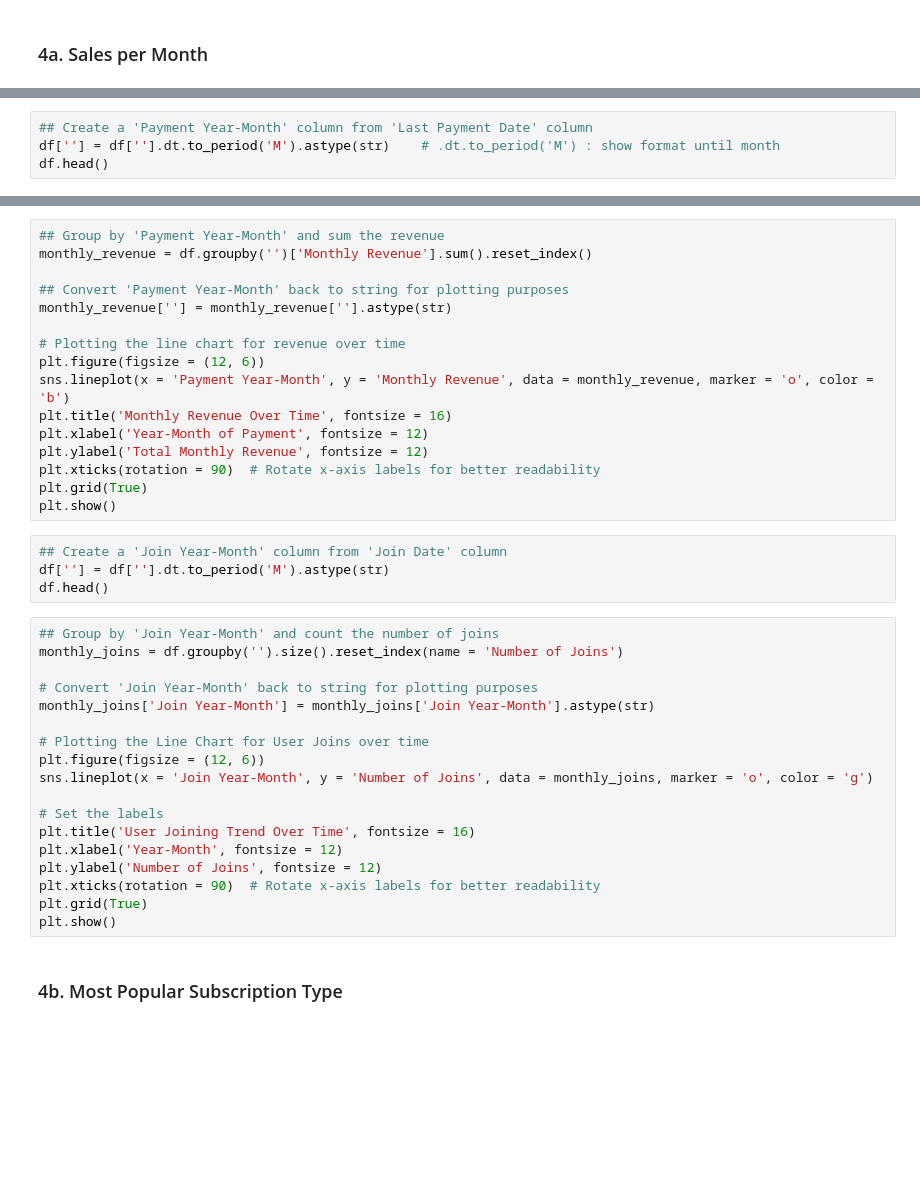
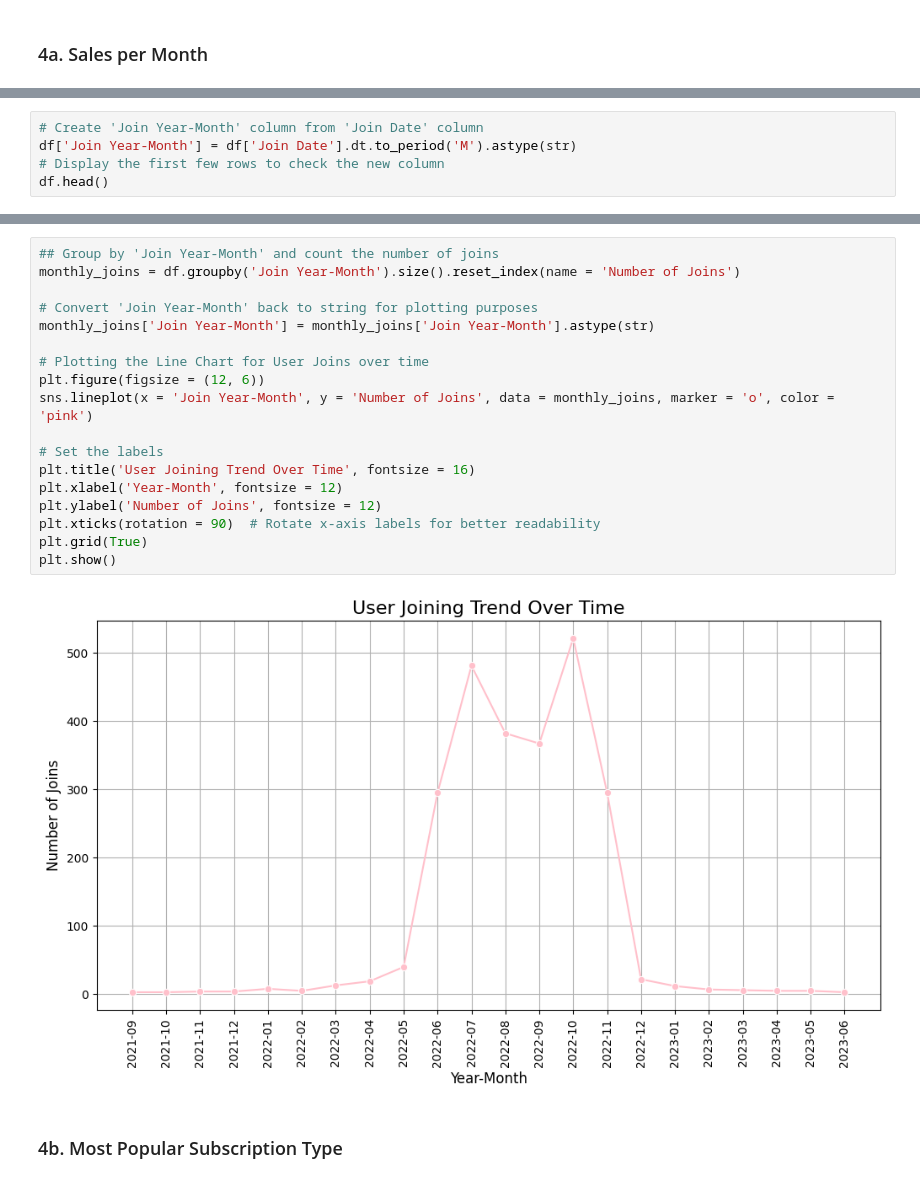
Before and after one commit to mumnsa/Manasa-s_DAC_Curriculum, a Jupyter notebook: DAC-002_EDA/DAC-002_EDA_Tutorial_Student.ipynb, the cells around one changed output, grey strips where cells are left out. Drawn from its saved outputs; the diff is of its cells as text; blank space fills up the shorter version.

```diff
--- a/DAC-002_EDA/DAC-002_EDA_Tutorial_Student.ipynb
+++ b/DAC-002_EDA/DAC-002_EDA_Tutorial_Student.ipynb
@@ -89,4 +207,5 @@ df.head()
 # %%
-## Create a 'Payment Year-Month' column from 'Last Payment Date' column
-df[''] = df[''].dt.to_period('M').astype(str)    # .dt.to_period('M') : show format until month
+# Create 'Join Year-Month' column from 'Join Date' column
+df['Join Year-Month'] = df['Join Date'].dt.to_period('M').astype(str)
+# Display the first few rows to check the new column
 df.head()
@@ -93,41 +219,23 @@ df.head()
 # %%
-## Group by 'Payment Year-Month' and sum the revenue
-monthly_revenue = df.groupby('')['Monthly Revenue'].sum().reset_index()
+## Group by 'Join Year-Month' and count the number of joins
+monthly_joins = df.groupby('Join Year-Month').size().reset_index(name = 'Number of Joins')
 
-## Convert 'Payment Year-Month' back to string for plotting purposes
-monthly_revenue[''] = monthly_revenue[''].astype(str)
+# Convert 'Join Year-Month' back to string for plotting purposes
+monthly_joins['Join Year-Month'] = monthly_joins['Join Year-Month'].astype(str)
 
-# Plotting the line chart for revenue over time
+# Plotting the Line Chart for User Joins over time
 plt.figure(figsize = (12, 6))
-sns.lineplot(x = 'Payment Year-Month', y = 'Monthly Revenue', data = monthly_revenue, marker = 'o', color = 'b')
-plt.title('Monthly Revenue Over Time', fontsize = 16)
-plt.xlabel('Year-Month of Payment', fontsize = 12)
-plt.ylabel('Total Monthly Revenue', fontsize = 12)
+sns.lineplot(x = 'Join Year-Month', y = 'Number of Joins', data = monthly_joins, marker = 'o', color = 'pink')
+
+# Set the labels
+plt.title('User Joining Trend Over Time', fontsize = 16)
+plt.xlabel('Year-Month', fontsize = 12)
+plt.ylabel('Number of Joins', fontsize = 12)
 plt.xticks(rotation = 90)  # Rotate x-axis labels for better readability
 plt.grid(True)
 plt.show()
+# %% [output]
+[figure, added]
-# %%
-## Create a 'Join Year-Month' column from 'Join Date' column
-df[''] = df[''].dt.to_period('M').astype(str)
-df.head()
-# %%
-## Group by 'Join Year-Month' and count the number of joins
-monthly_joins = df.groupby('').size().reset_index(name = 'Number of Joins')
-
-# Convert 'Join Year-Month' back to string for plotting purposes
-monthly_joins['Join Year-Month'] = monthly_joins['Join Year-Month'].astype(str)
-
-# Plotting the Line Chart for User Joins over time
-plt.figure(figsize = (12, 6))
-sns.lineplot(x = 'Join Year-Month', y = 'Number of Joins', data = monthly_joins, marker = 'o', color = 'g')
-
-# Set the labels
-plt.title('User Joining Trend Over Time', fontsize = 16)
-plt.xlabel('Year-Month', fontsize = 12)
-plt.ylabel('Number of Joins', fontsize = 12)
-plt.xticks(rotation = 90)  # Rotate x-axis labels for better readability
-plt.grid(True)
-plt.show()
 # %% [markdown]
 ### 4b. Most Popular Subscription Type
 # %%
```
Also changed, not shown: parts of 26 cells of this notebook.
